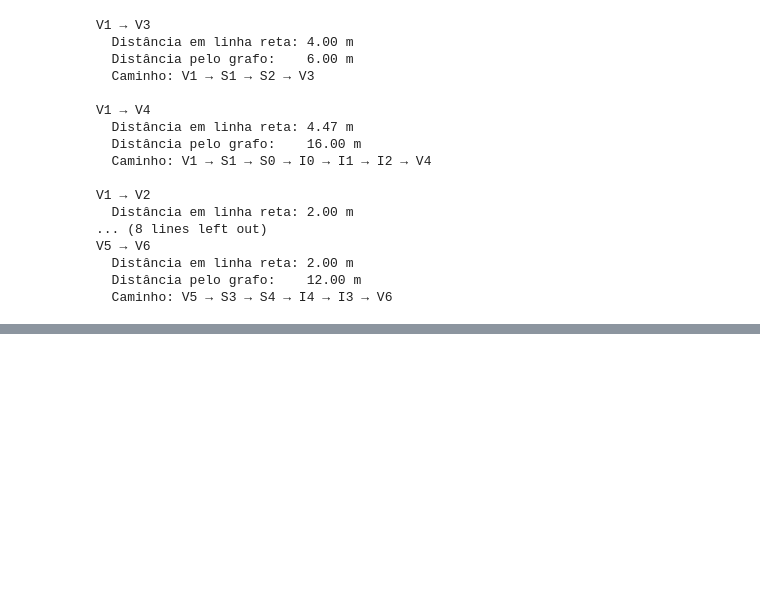
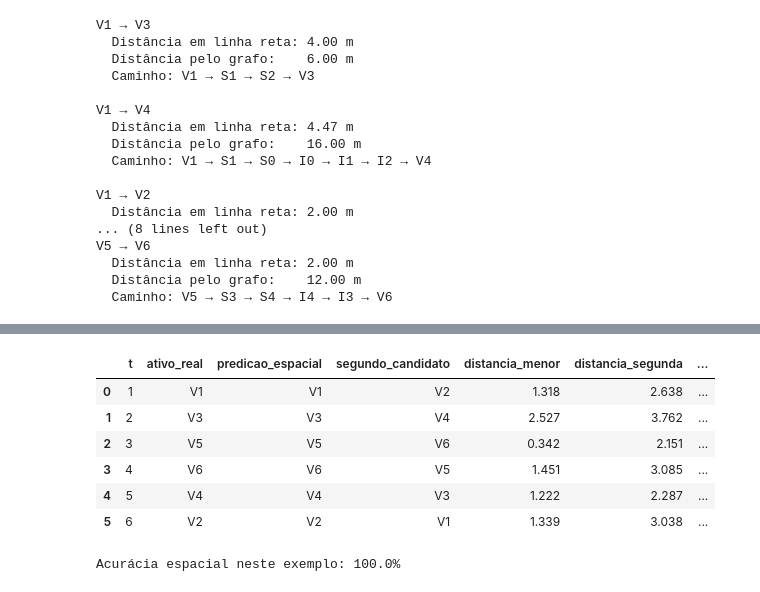
Before and after one commit to gabrieldutraschwaab/asset-disambiguation-hmm, a Jupyter notebook: notebooks/01_cenario_sintetico.ipynb, the cells around one changed output, grey strips where cells are left out. Saved outputs shown, nothing was run; the diff lists cells and outputs as text; code cells hidden in the pictures; blank space fills up the shorter version.

```diff
--- a/notebooks/01_cenario_sintetico.ipynb
+++ b/notebooks/01_cenario_sintetico.ipynb
@@ -417,0 +589,16 @@ V5 → V6
+# %%
+def calcular_distancia_mahalanobis(
+    observacao,
+    posicao_ativo,
+    covariancia
+):
+    diferenca = observacao - posicao_ativo
+    inversa_covariancia = np.linalg.inv(covariancia)
+
+    distancia_quadrada = (
+        diferenca.T
+        @ inversa_covariancia
+        @ diferenca
+    )
+
+    return float(np.sqrt(distancia_quadrada))
@@ -417,0 +702,42 @@ V5 → V6
+# %%
+resultado_espacial_exemplo = associar_independentemente(
+    observacoes=observacoes_exemplo,
+    ativos=ativos,
+    covariancia=covariancia_observacao
+)
+
+colunas_exibidas = [
+    "t",
+    "ativo_real",
+    "predicao_espacial",
+    "segundo_candidato",
+    "distancia_menor",
+    "distancia_segunda",
+    "acerto_espacial"
+]
+
+display(
+    resultado_espacial_exemplo[
+        colunas_exibidas
+    ].round(3)
+)
+
+acuracia_espacial = (
+    resultado_espacial_exemplo[
+        "acerto_espacial"
+    ].mean()
+)
+
+print(
+    f"Acurácia espacial neste exemplo: "
+    f"{acuracia_espacial:.1%}"
+)
+# %% [output]
+|  | t | ativo_real | predicao_espacial | segundo_candidato | distancia_menor | distancia_segunda | ... |
+| 0 | 1 | V1 | V1 | V2 | 1.318 | 2.638 | ... |
+| 1 | 2 | V3 | V3 | V4 | 2.527 | 3.762 | ... |
+| 2 | 3 | V5 | V5 | V6 | 0.342 | 2.151 | ... |
+| 3 | 4 | V6 | V6 | V5 | 1.451 | 3.085 | ... |
+| 4 | 5 | V4 | V4 | V3 | 1.222 | 2.287 | ... |
+| 5 | 6 | V2 | V2 | V1 | 1.339 | 3.038 | ... |
+Acurácia espacial neste exemplo: 100.0%
```
Also changed, not shown: parts of 21 cells of this notebook.
